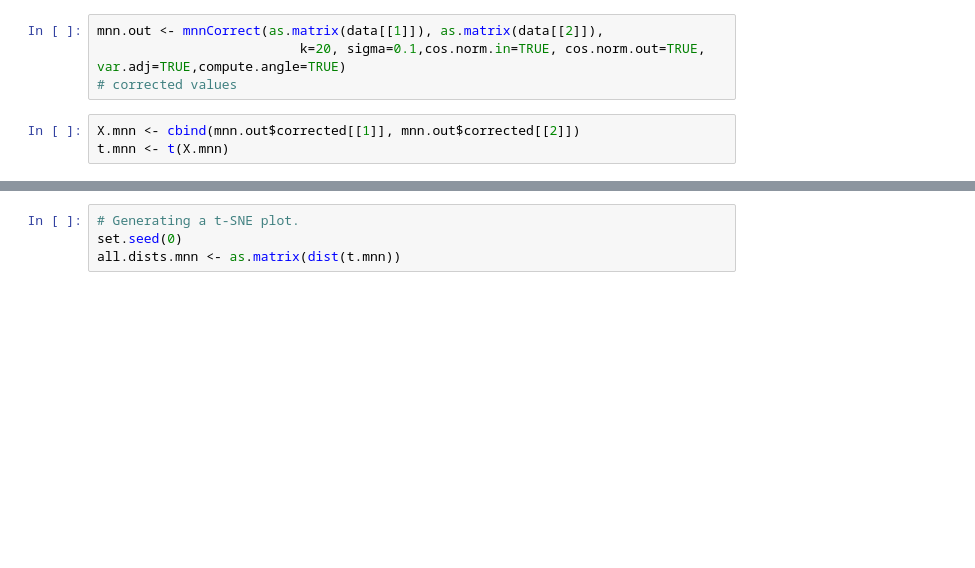
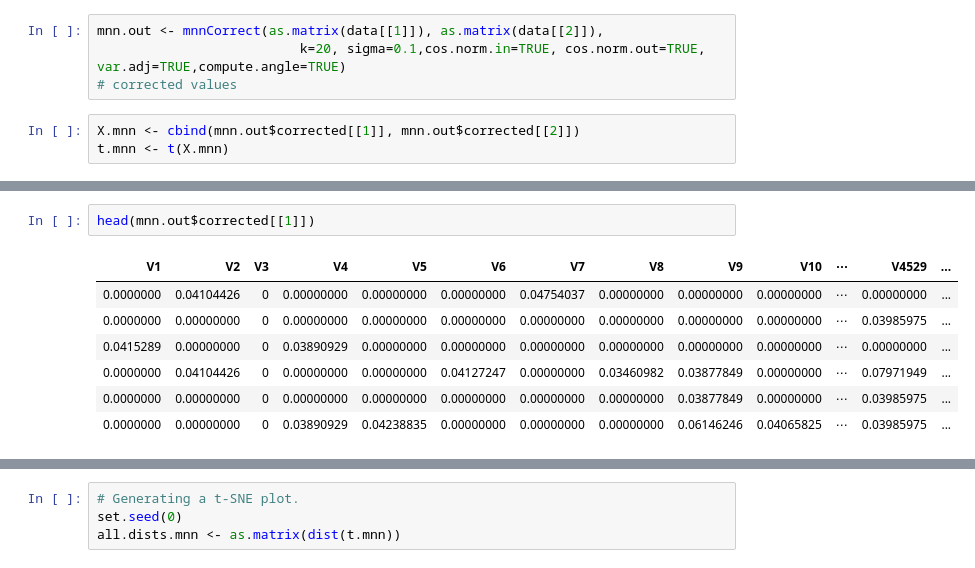
Before and after one commit to podorskaja/Bachelor_thesis, a Jupyter notebook: MNN_R_data.ipynb, the cells around one changed output, grey strips where cells are left out. Saved outputs shown, nothing was run; the diff lists cells and outputs as text; blank space fills up the shorter version.

```diff
--- a/MNN_R_data.ipynb
+++ b/MNN_R_data.ipynb
@@ -114,3 +123,13 @@ pca_mnn <- prcomp(t.mnn)
+# %%
+head(mnn.out$corrected[[1]])
+# %% [output]
+| V1 | V2 | V3 | V4 | V5 | V6 | V7 | V8 | V9 | V10 | ⋯ | V4529 | ... |
+| 0.0000000 | 0.04104426 | 0 | 0.00000000 | 0.00000000 | 0.00000000 | 0.04754037 | 0.00000000 | 0.00000000 | 0.00000000 | ⋯ | 0.00000000 | ... |
+| 0.0000000 | 0.00000000 | 0 | 0.00000000 | 0.00000000 | 0.00000000 | 0.00000000 | 0.00000000 | 0.00000000 | 0.00000000 | ⋯ | 0.03985975 | ... |
+| 0.0415289 | 0.00000000 | 0 | 0.03890929 | 0.00000000 | 0.00000000 | 0.00000000 | 0.00000000 | 0.00000000 | 0.00000000 | ⋯ | 0.00000000 | ... |
+| 0.0000000 | 0.04104426 | 0 | 0.00000000 | 0.00000000 | 0.04127247 | 0.00000000 | 0.03460982 | 0.03877849 | 0.00000000 | ⋯ | 0.07971949 | ... |
+| 0.0000000 | 0.00000000 | 0 | 0.00000000 | 0.00000000 | 0.00000000 | 0.00000000 | 0.00000000 | 0.03877849 | 0.00000000 | ⋯ | 0.03985975 | ... |
+| 0.0000000 | 0.00000000 | 0 | 0.03890929 | 0.04238835 | 0.00000000 | 0.00000000 | 0.00000000 | 0.06146246 | 0.04065825 | ⋯ | 0.03985975 | ... |
 # %%
 plotFUN("results/uncFA.png", pca_mnn$rotation, main="Сorrected",  xlab="PC 1",ylab="Pc 2")
 # %% [output]
```
Also changed, not shown: parts of 5 cells of this notebook, 2 other files.
